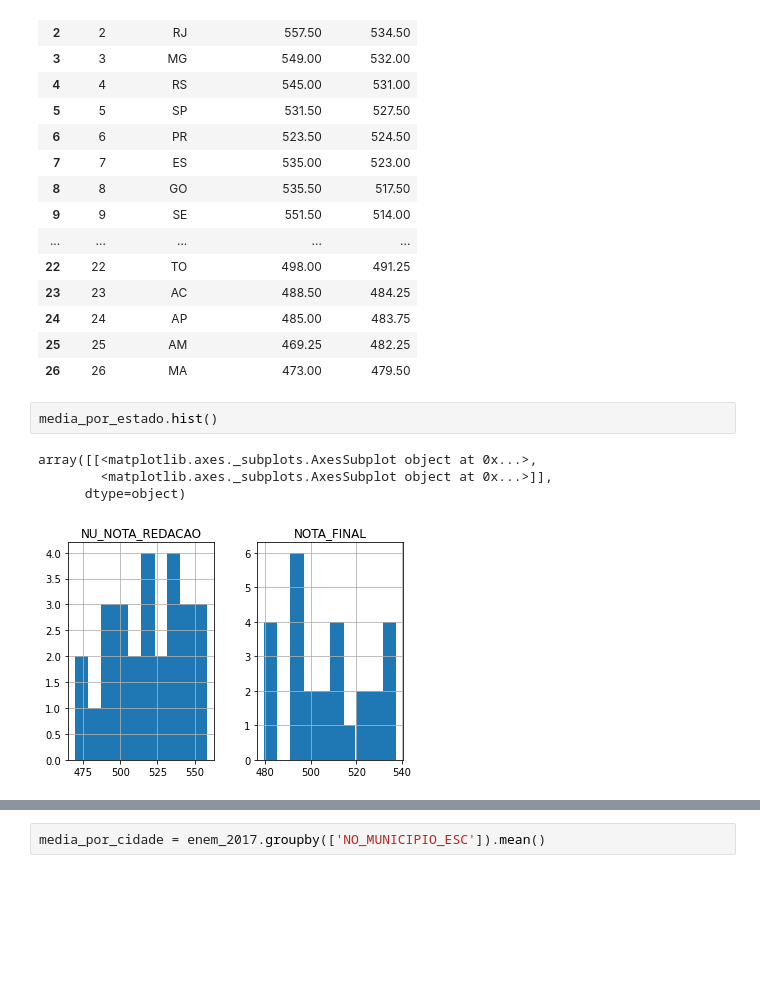
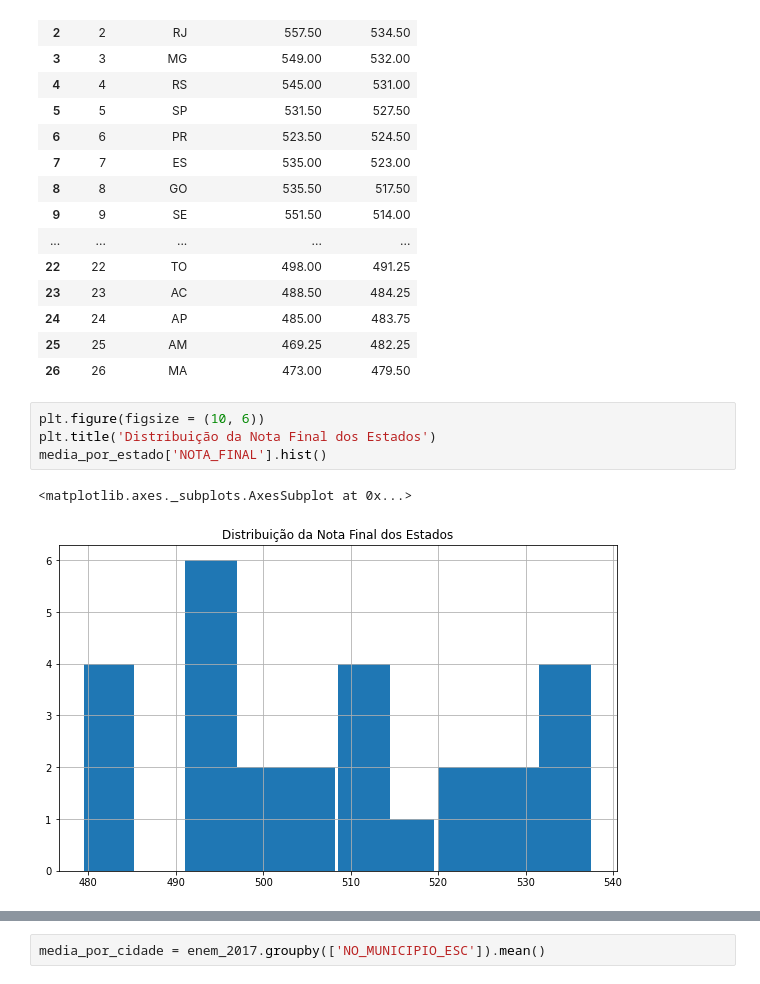
Before and after one commit to audreymoreira/case_ENEM_2017, a Jupyter notebook: Vistas_do_ENEM_2017.ipynb, the cells around one changed output, grey strips where cells are left out. Cells and saved outputs as stored; diff of their text form; blank space fills up the shorter version.

```diff
--- a/Vistas_do_ENEM_2017.ipynb
+++ b/Vistas_do_ENEM_2017.ipynb
@@ -323,10 +336,10 @@ media_por_estado.sort_values(by='NOTA_FINAL', ascending=False).reset_index()
 | 24 | 24 | AP | 485.00 | 483.75 |
 | 25 | 25 | AM | 469.25 | 482.25 |
 | 26 | 26 | MA | 473.00 | 479.50 |
-# %%
-media_por_estado.hist()
-# %% [output]
-array([[<matplotlib.axes._subplots.AxesSubplot object at 0x...>,
-        <matplotlib.axes._subplots.AxesSubplot object at 0x...>]],
-      dtype=object)
-[figure, removed]
+# %%
+plt.figure(figsize = (10, 6))
+plt.title('Distribuição da Nota Final dos Estados')
+media_por_estado['NOTA_FINAL'].hist()
+# %% [output]
+<matplotlib.axes._subplots.AxesSubplot at 0x...>
+[figure, added]
```
Also changed, not shown: parts of 10 cells of this notebook.
